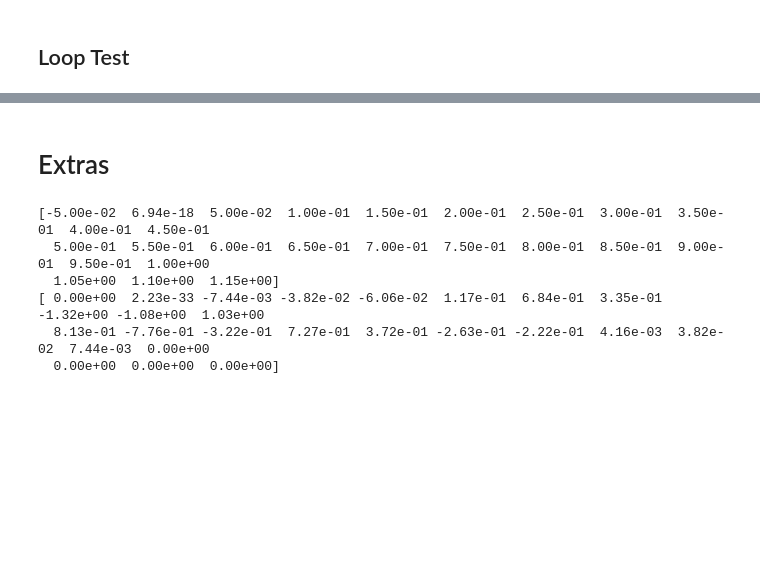
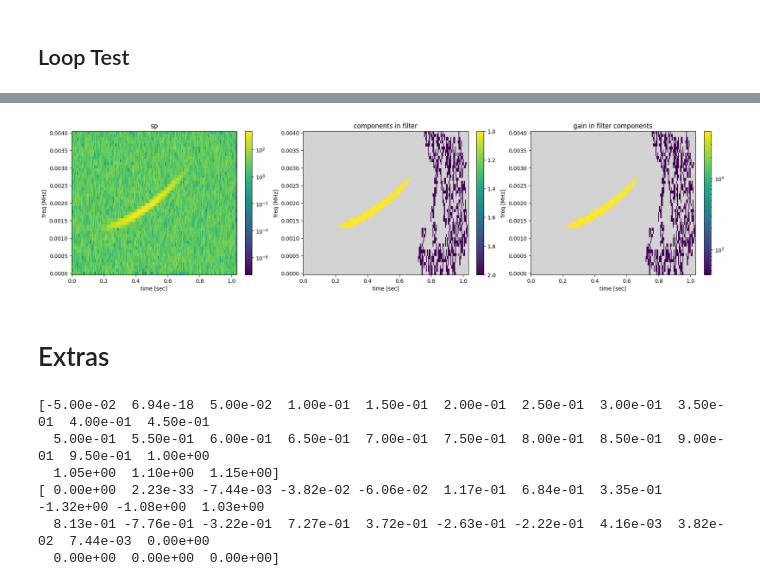
Before and after one commit to nacrocker/automated-segmentation, a Jupyter notebook: maxtree_tests_with_synthetic_data_and_noise.ipynb, the cells around one changed output, grey strips where cells are left out. Drawn from its saved outputs; the diff is of its cells as text; code cells hidden in the pictures; blank space fills up the shorter version.

```diff
--- a/maxtree_tests_with_synthetic_data_and_noise.ipynb
+++ b/maxtree_tests_with_synthetic_data_and_noise.ipynb
@@ -1507,3 +1517,66 @@ ax.set_ylim(bottom=0)
+# %%
+cmap='viridis'
+
+import matplotlib
+CSS4 = matplotlib.colors.CSS4_COLORS
+
+#bgcolor = CSS4['aliceblue']
+#bgcolor = CSS4['lightcyan']
+bgcolor = CSS4['lightgray']
+
+def zerotonan(arr):
+    return np.where(arr == 0,np.nan,arr)
+
+from matplotlib.gridspec import GridSpec
+from matplotlib.colors import LogNorm
+
+rsz,csz=4.5,6
+nr,nc = 1,3
+fig = plt.figure(figsize=(nc*csz,nr*rsz),layout='constrained')
+gs = GridSpec(nr,nc, figure=fig)
+
+
+kwextra={}
+vlimdict={}
+
+handles=[]
+
+gsc=gs[0,0]
+normfunc=matplotlib.colors.LogNorm
+norm=normfunc(**vlimdict)
+ax = fig.add_subplot(gsc)
+im,cb=specim(tsp,fsp/1e6,sp,xlabel='time [sec]',ylabel='freq [MHz]',cmap=cmap,norm=norm,**kwextra)
+ax.set_title('sp')
+handles.append([ax,im,cb])
+
+ax1,im1,cb1=ax,im,cb
+
+gsc=gs[0, 1]
+norm=None
+cmaptab = cmap
+if isinstance(cmaptab, str): cmaptab = plt.get_cmap(cmaptab)
+cmaptab=cmaptab.reversed()
+ax = fig.add_subplot(gsc)
+im,cb=specim(tsp,fsp/1e6,zerotonan(mxgnndslabeltopfill*filt),xlabel='time [sec]',ylabel='freq [MHz]',cmap=cmaptab,norm=norm,**kwextra)
+ax.set_title(f'components in filter')
+cb.ax.invert_yaxis()
+ax.set_facecolor(bgcolor)
+ax.sharex(ax1)
+ax.sharey(ax1)
+handles.append([ax,im,cb])
+
+gsc=gs[0,2]
+normfunc=matplotlib.colors.LogNorm
+norm=normfunc(**vlimdict)
+ax = fig.add_subplot(gsc)
+im,cb=specim(tsp,fsp/1e6,zerotonan(mxgntopfill*filt),xlabel='time [sec]',ylabel='freq [MHz]',cmap=cmap,norm=norm,**kwextra)
+ax.set_title(f'gain in filter components')
+ax.set_facecolor(bgcolor)
+ax.sharex(ax1)
+ax.sharey(ax1)
+handles.append([ax,im,cb])
+# %% [output]
+[figure, added]
 # %% [markdown]
 # Extras
 # %%
```
Also changed, not shown: parts of 3 cells of this notebook.
